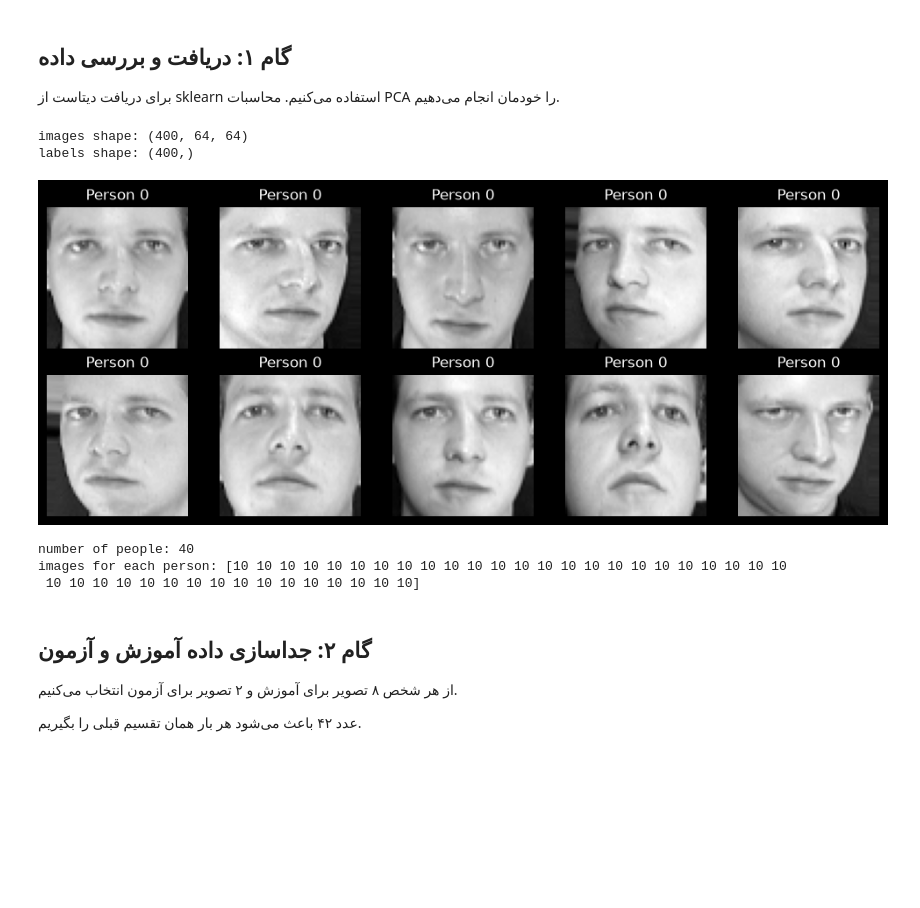
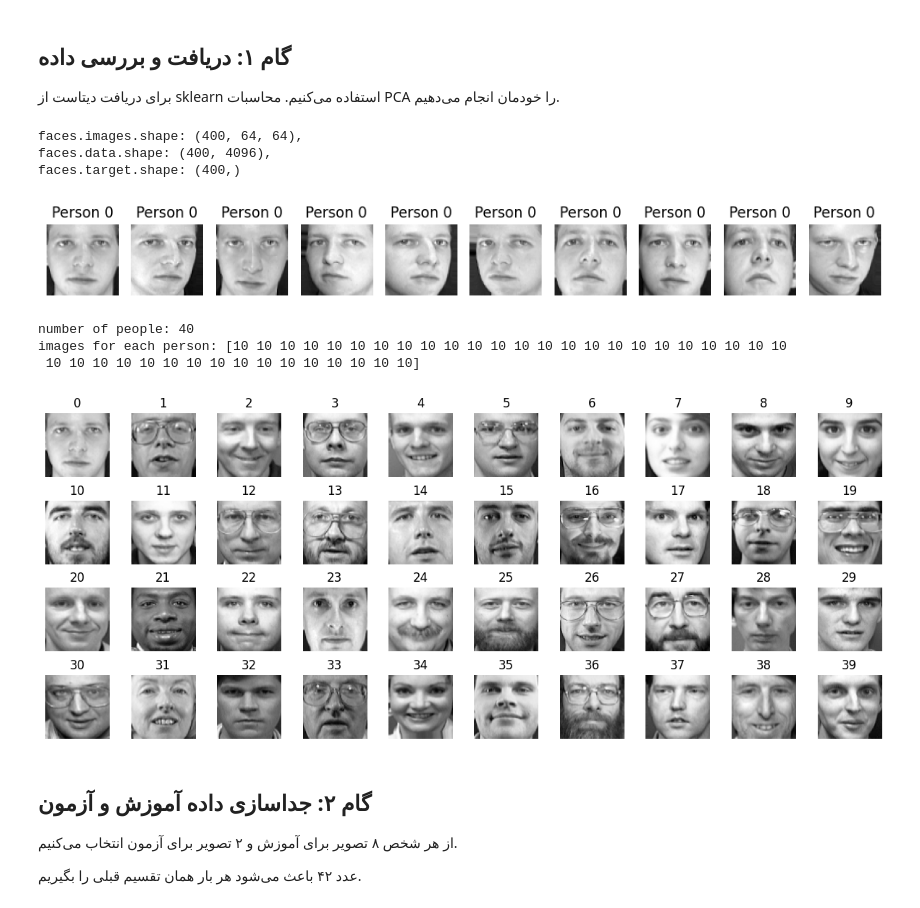
Before and after one commit to yasaman1994/eigenfaces-from-scratch, a Jupyter notebook: eigenfaces_from_scratch.ipynb, the cells around one changed output. Cells and saved outputs as stored; diff of their text form; code cells hidden in the pictures; blank space fills up the shorter version.

```diff
--- a/eigenfaces_from_scratch.ipynb
+++ b/eigenfaces_from_scratch.ipynb
@@ -13,33 +13,50 @@ import numpy as np
 import matplotlib.pyplot as plt
 from sklearn.datasets import fetch_olivetti_faces
 
-data = fetch_olivetti_faces()
-images = data.images
-labels = data.target
+faces = fetch_olivetti_faces()
+images = faces.images
+labels = faces.target
 
-print('images shape:', images.shape)
-print('labels shape:', labels.shape)
+print(f"faces.images.shape: {faces.images.shape},\nfaces.data.shape: {faces.data.shape},\nfaces.target.shape: {faces.target.shape}")
 # %% [output]
-images shape: (400, 64, 64)
-labels shape: (400,)
+faces.images.shape: (400, 64, 64),
+faces.data.shape: (400, 4096),
+faces.target.shape: (400,)
 # %%
-fig, axes = plt.subplots(2, 5, figsize=(10, 4))
+fig, axes = plt.subplots(1, 10, figsize=(10, 5))
 
 for i in range(10):
     axes.flat[i].imshow(images[i], cmap='gray')
     axes.flat[i].set_title(f'Person {labels[i]}')
     axes.flat[i].axis('off')
 
 plt.tight_layout()
 plt.show()
 
 print('number of people:', len(np.unique(labels)))
 print('images for each person:', np.bincount(labels))
 # %% [output]
-[figure, old version]
+[figure, new version]
 number of people: 40
 images for each person: [10 10 10 10 10 10 10 10 10 10 10 10 10 10 10 10 10 10 10 10 10 10 10 10
  10 10 10 10 10 10 10 10 10 10 10 10 10 10 10 10]
+# %%
+fig, axes = plt.subplots(4, 10, figsize=(12, 5))
+
+for person in range(40):
+
+    index = person * 10
+
+    ax = axes[person // 10, person % 10]
+
+    ax.imshow(faces.images[index], cmap="gray")
+    ax.axis("off")
+    ax.set_title(f"{person}")
+
+plt.tight_layout()
+plt.show()
+# %% [output]
+[figure, added]
 # %% [markdown]
 ## گام ۲: جداسازی داده آموزش و آزمون
 
```
Also changed, not shown: parts of 5 cells of this notebook.
